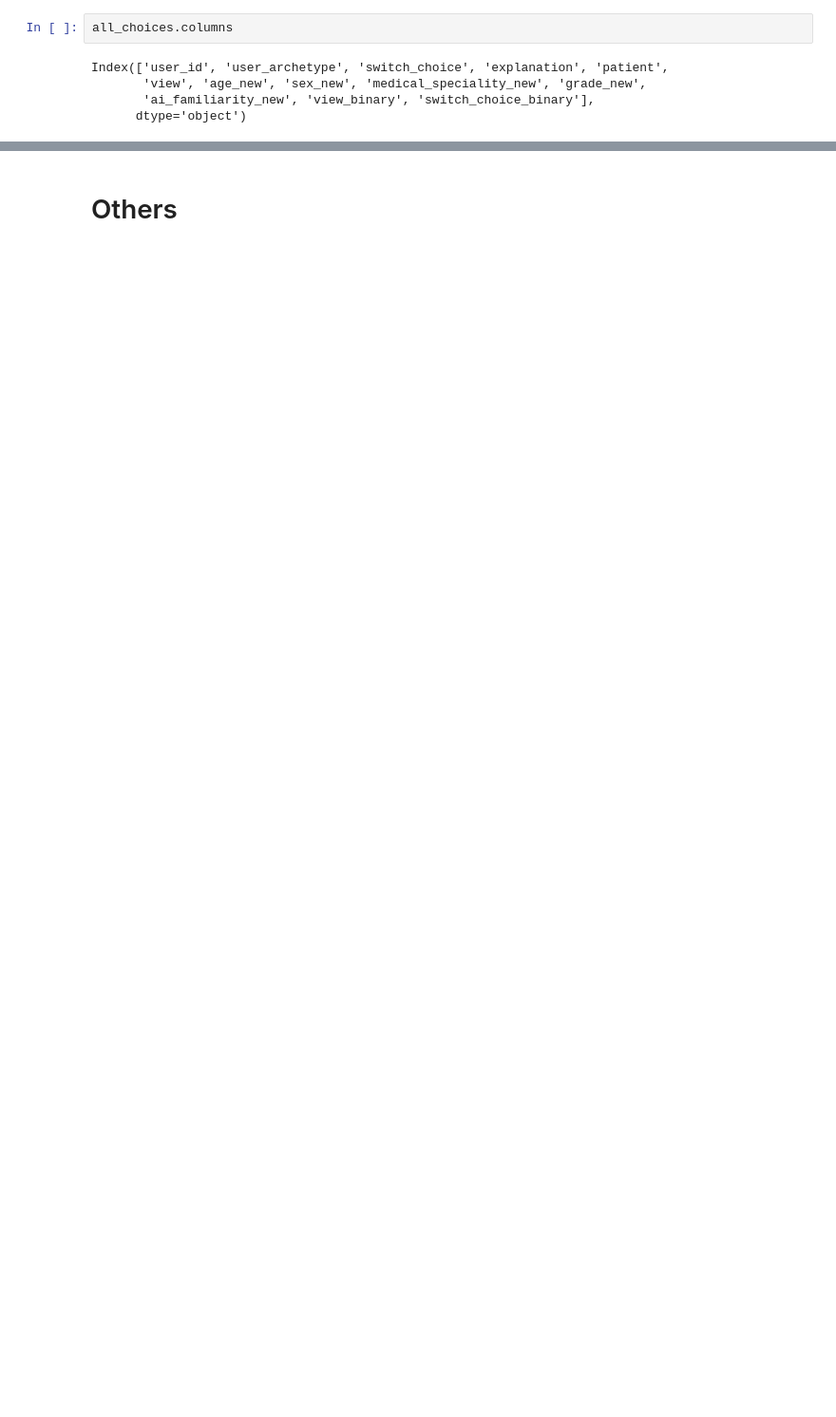
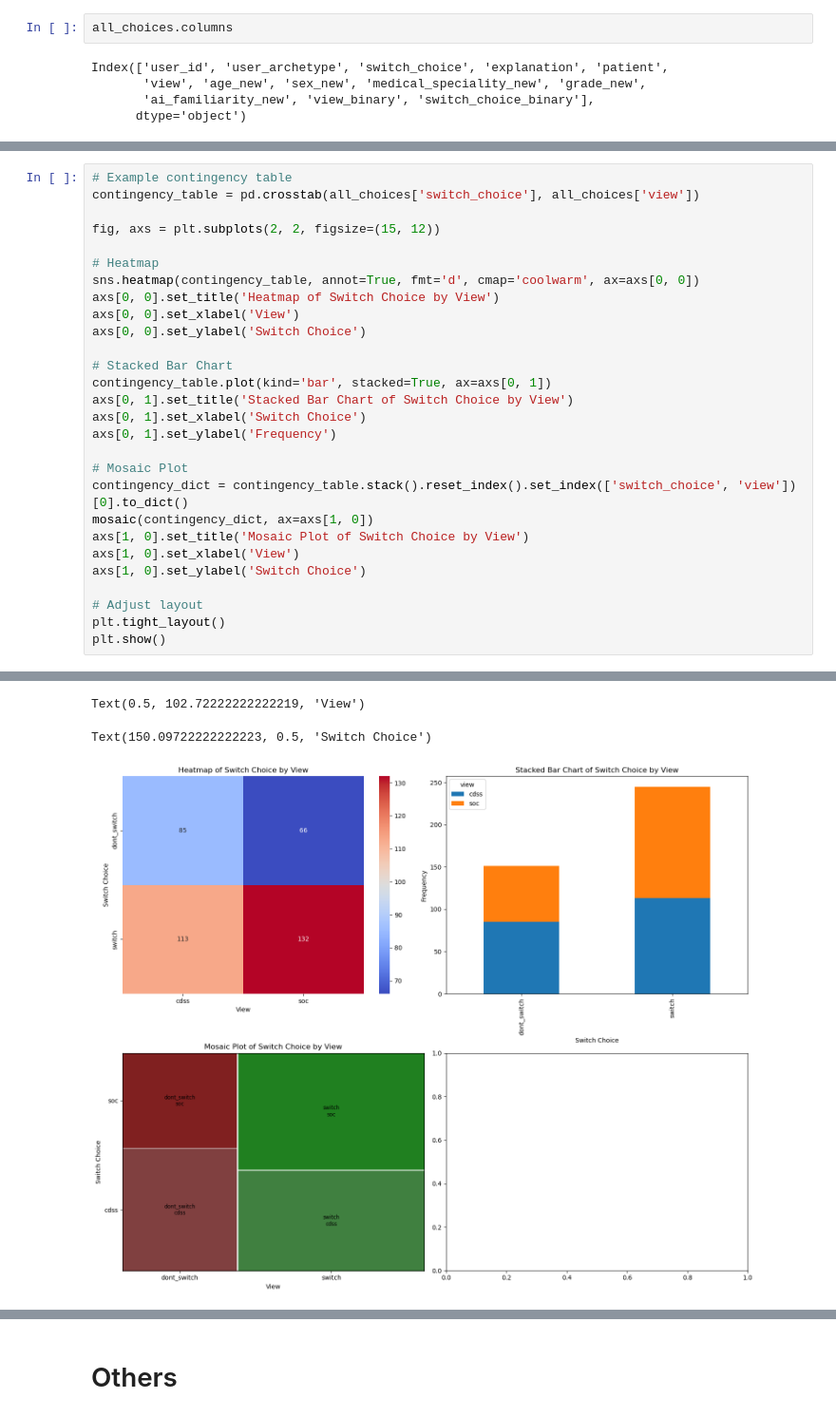
Before and after one commit to WilliamBolton/cdss_demo, a Jupyter notebook: cdss_1/cdss_1/analysis/decision_analysis.ipynb, the cells around one changed output, grey strips where cells are left out. Shown: that part at 95% size. Saved outputs shown, nothing was run; the diff lists cells and outputs as text; blank space fills up the shorter version.

```diff
--- a/cdss_1/cdss_1/analysis/decision_analysis.ipynb
+++ b/cdss_1/cdss_1/analysis/decision_analysis.ipynb
@@ -296,0 +409,29 @@ Done
+# %%
+# Example contingency table
+contingency_table = pd.crosstab(all_choices['switch_choice'], all_choices['view'])
+
+fig, axs = plt.subplots(2, 2, figsize=(15, 12))
+
+# Heatmap
+sns.heatmap(contingency_table, annot=True, fmt='d', cmap='coolwarm', ax=axs[0, 0])
+axs[0, 0].set_title('Heatmap of Switch Choice by View')
+axs[0, 0].set_xlabel('View')
+axs[0, 0].set_ylabel('Switch Choice')
+
+# Stacked Bar Chart
+contingency_table.plot(kind='bar', stacked=True, ax=axs[0, 1])
+axs[0, 1].set_title('Stacked Bar Chart of Switch Choice by View')
+axs[0, 1].set_xlabel('Switch Choice')
+axs[0, 1].set_ylabel('Frequency')
+
+# Mosaic Plot
+contingency_dict = contingency_table.stack().reset_index().set_index(['switch_choice', 'view'])[0].to_dict()
+mosaic(contingency_dict, ax=axs[1, 0])
+axs[1, 0].set_title('Mosaic Plot of Switch Choice by View')
+axs[1, 0].set_xlabel('View')
+axs[1, 0].set_ylabel('Switch Choice')
+
+# Adjust layout
+plt.tight_layout()
+plt.show()
+# %% [output]
@@ -296,0 +461,3 @@ Done
+Text(0.5, 102.72222222222219, 'View')
+Text(150.09722222222223, 0.5, 'Switch Choice')
+[figure, added]
```
Also changed, not shown: parts of 29 cells of this notebook, 24 other files.
